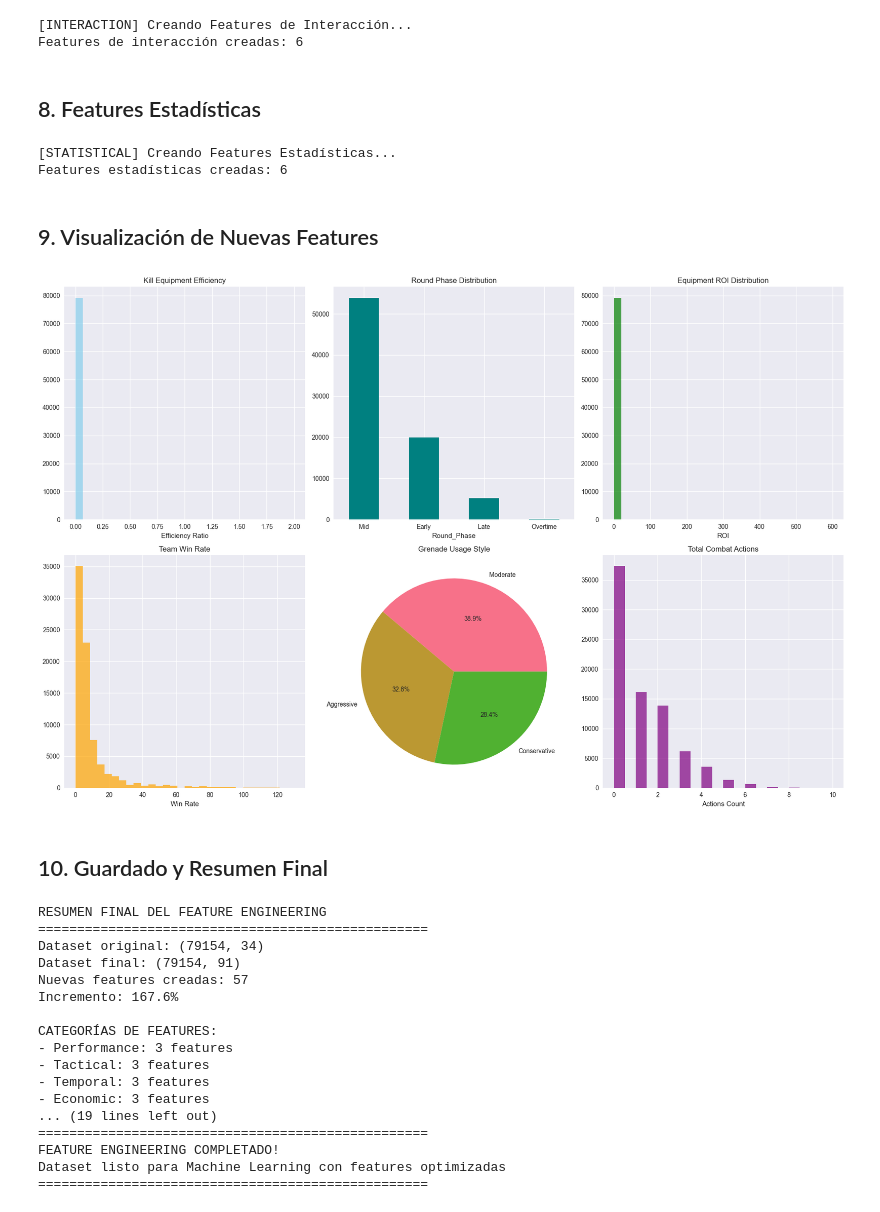
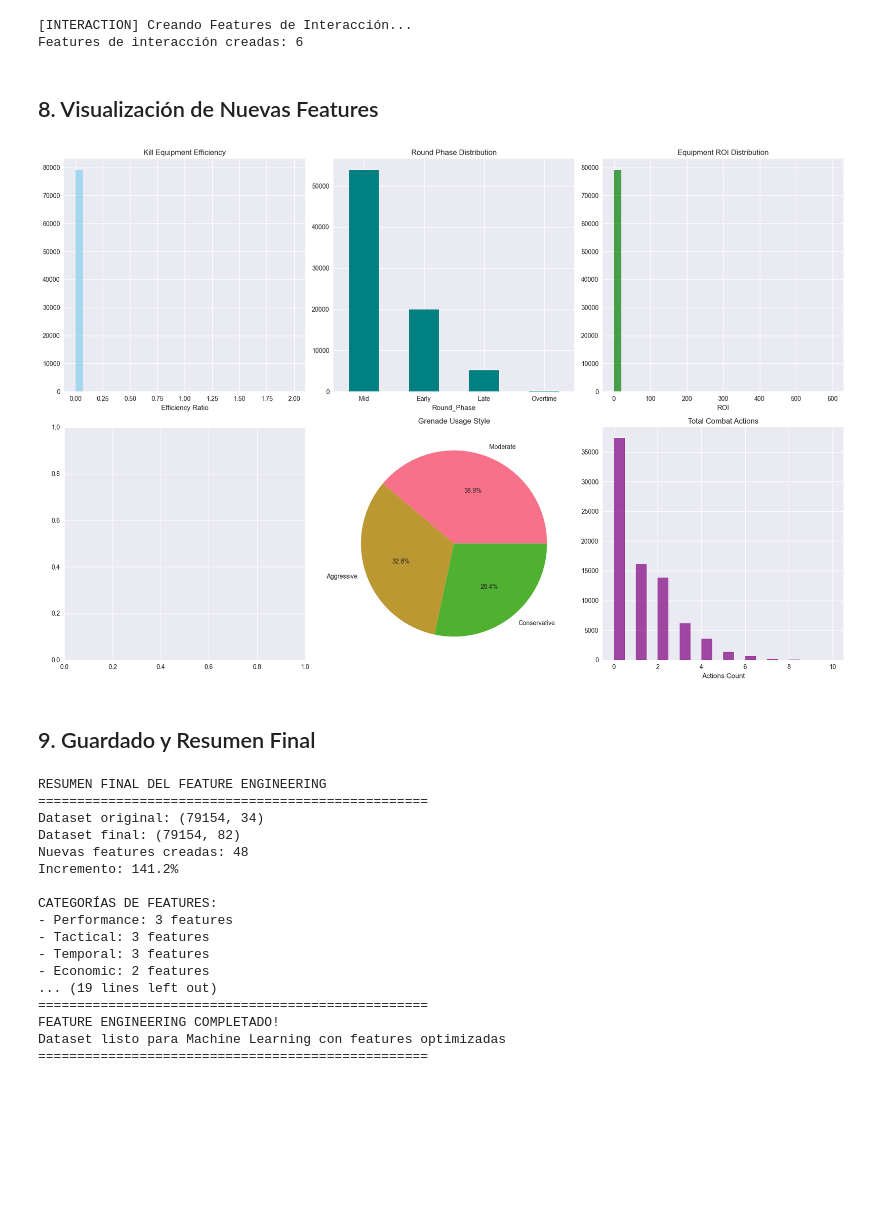
Before and after one commit to Luissalamanca23/ML_CSGO, a Jupyter notebook: notebooks/feature_engineering.ipynb, the cells around one changed output. Saved outputs shown, nothing was run; the diff lists cells and outputs as text; code cells hidden in the pictures; blank space fills up the shorter version.

```diff
--- a/notebooks/feature_engineering.ipynb
+++ b/notebooks/feature_engineering.ipynb
@@ -101,6 +99,12 @@ df['Kill_Performance_Level'] = pd.cut(df['RoundKills'],
 df['Equipment_Investment_Level'] = pd.cut(df['RoundStartingEquipmentValue'],
                                          bins=[0, 800, 2500, 4500, 10000],
                                          labels=['Eco', 'Force_Buy', 'Semi_Buy', 'Full_Buy'])
+df['EffectivenessScore'] = df['RoundKills'] * 2 + df['RoundAssists']
+df['EffectivenessLevel'] = pd.cut(
+    df['EffectivenessScore'].astype(float),
+    bins=[-0.1, 0.5, 2, np.inf],
+    labels=['Bajo', 'Medio', 'Alto']
+)
 
 performance_features = len(df.columns) - original_cols
 print(f"Features de rendimiento creadas: {performance_features}")
@@ -223,10 +227,6 @@ df['Likely_Support_Player'] = ((df['RNonLethalGrenadesThrown'] >= 2) &
 # 4. Eficiencia Económica
 df['Equipment_ROI'] = (df['RoundKills'] * 300 + df['RoundAssists'] * 150) / (df['RoundStartingEquipmentValue'] + 1)
 
-# 5. Rendimiento Relativo dentro del Equipo
-df['Team_Total_Kills'] = df.groupby(['MatchId', 'RoundId', 'Team'])['RoundKills'].transform('sum')
-df['Team_Total_Assists'] = df.groupby(['MatchId', 'RoundId', 'Team'])['RoundAssists'].transform('sum')
-df['Team_Coordination_Score'] = df['Team_Total_Assists'] / (df['Team_Total_Kills'] + 1)
 
 economic_features = len(df.columns) - original_cols
 print(f"Features económicas creadas: {economic_features}")
@@ -260,75 +260,42 @@ print(f"Features de interacción creadas: {interaction_features}")
 [INTERACTION] Creando Features de Interacción...
 Features de interacción creadas: 6
 # %% [markdown]
-## 8. Features Estadísticas
+## 8. Visualización de Nuevas Features
-# %%
-print("[STATISTICAL] Creando Features Estadísticas...")
-
-original_cols = len(df.columns)
-
-# 1. Estadísticas por jugador
-df['Player_ID'] = df['MatchId'].astype(str) + '_' + df['InternalTeamId'].astype(str)
-df = df.sort_values(['Player_ID', 'RoundId'])
-
-# 2. Estadísticas acumulativas
-df['Cumulative_Kills'] = df.groupby('Player_ID')['RoundKills'].cumsum()
-
-# 3. Rendimiento reciente (últimas 3 rondas)
-df['Kills_Last_3_Rounds'] = df.groupby('Player_ID')['RoundKills'].transform(
-    lambda x: x.rolling(window=3, min_periods=1).sum())
-
-# 4. Agregaciones a nivel de partida
-df['Match_Round_Count'] = df.groupby('MatchId')['RoundId'].transform('max')
-df['Team_Rounds_Won'] = df.groupby(['MatchId', 'Team'])['RoundWinner'].transform('sum')
-df['Team_Win_Rate'] = df['Team_Rounds_Won'] / df['RoundId']
-
-statistical_features = len(df.columns) - original_cols
-print(f"Features estadísticas creadas: {statistical_features}")
-# %% [output]
-[STATISTICAL] Creando Features Estadísticas...
-Features estadísticas creadas: 6
-# %% [markdown]
-## 9. Visualización de Nuevas Features
 # %%
 # Visualizar algunas features importantes
 fig, axes = plt.subplots(2, 3, figsize=(18, 12))
 
 # Kill Equipment Efficiency
 df['Kill_Equipment_Efficiency'].hist(bins=30, ax=axes[0,0], alpha=0.7, color='skyblue')
 axes[0,0].set_title('Kill Equipment Efficiency')
 axes[0,0].set_xlabel('Efficiency Ratio')
 
 # Round Phase Distribution
 df['Round_Phase'].value_counts().plot(kind='bar', ax=axes[0,1], color='teal')
 axes[0,1].set_title('Round Phase Distribution')
 axes[0,1].tick_params(axis='x', rotation=0)
 
 # Equipment ROI
 df['Equipment_ROI'].hist(bins=30, ax=axes[0,2], alpha=0.7, color='green')
 axes[0,2].set_title('Equipment ROI Distribution')
 axes[0,2].set_xlabel('ROI')
 
-# Team Win Rate
-df['Team_Win_Rate'].hist(bins=30, ax=axes[1,0], alpha=0.7, color='orange')
-axes[1,0].set_title('Team Win Rate')
-axes[1,0].set_xlabel('Win Rate')
-
 # Grenade Usage Style
 df['Grenade_Usage_Style'].value_counts().plot(kind='pie', ax=axes[1,1], autopct='%1.1f%%')
 axes[1,1].set_title('Grenade Usage Style')
 axes[1,1].set_ylabel('')
 
 # Total Combat Actions
 df['Total_Combat_Actions'].hist(bins=20, ax=axes[1,2], alpha=0.7, color='purple')
 axes[1,2].set_title('Total Combat Actions')
 axes[1,2].set_xlabel('Actions Count')
 
 plt.tight_layout()
 plt.show()
 # %% [output]
-[figure, old version]
+[figure, new version]
 # %% [markdown]
-## 10. Guardado y Resumen Final
+## 9. Guardado y Resumen Final
 # %%
 final_shape = df.shape
 original_shape = (len(df), 34)  # Dataset limpio actual
@@ -380,15 +347,15 @@ print("=" * 50)
 RESUMEN FINAL DEL FEATURE ENGINEERING
 ==================================================
 Dataset original: (79154, 34)
-Dataset final: (79154, 91)
-Nuevas features creadas: 57
-Incremento: 167.6%
+Dataset final: (79154, 82)
+Nuevas features creadas: 48
+Incremento: 141.2%
 
 CATEGORÍAS DE FEATURES:
 - Performance: 3 features
 - Tactical: 3 features
 - Temporal: 3 features
-- Economic: 3 features
+- Economic: 2 features
 ... (19 lines left out)
 ==================================================
 FEATURE ENGINEERING COMPLETADO!
```
Also changed, not shown: parts of 4 cells of this notebook, 2 other files.
